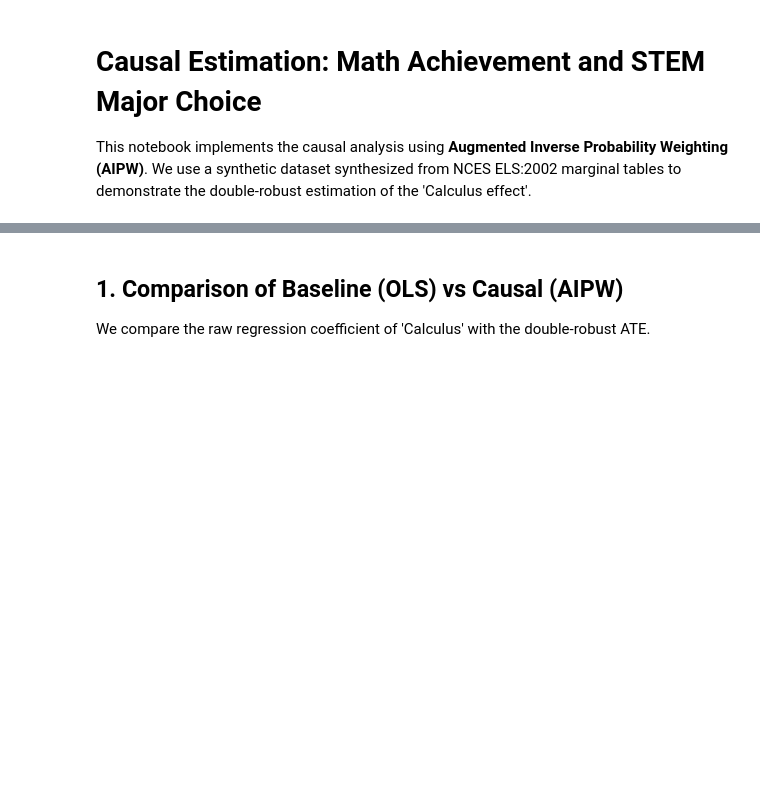
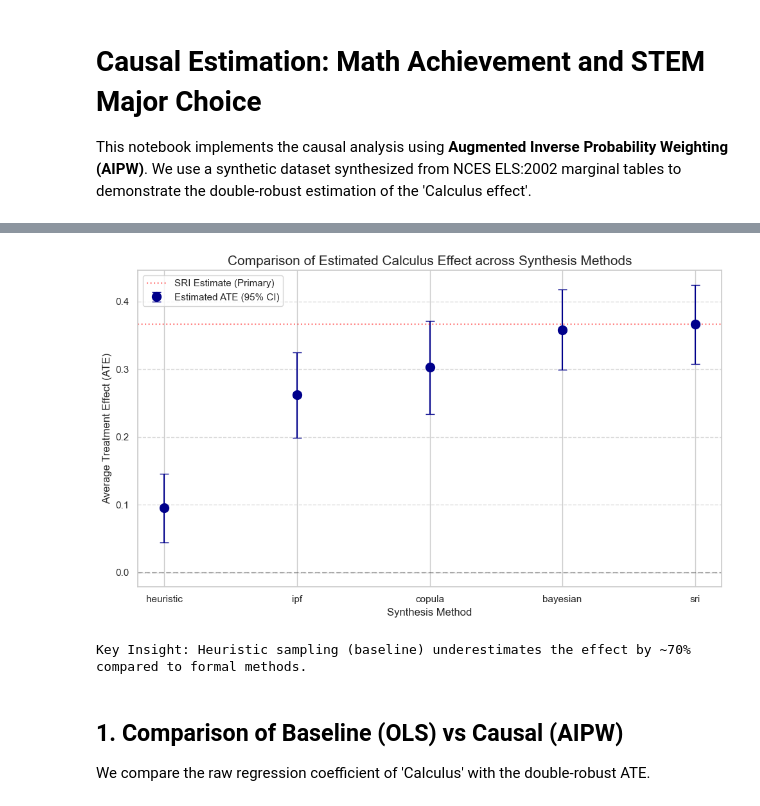
Before and after one commit to KenCheung-AIxFinance/IEDA4000D-project-plublic-group, a Jupyter notebook: notebooks/03_causal_estimation.ipynb, the cells around one changed output, grey strips where cells are left out. Saved outputs shown, nothing was run; the diff lists cells and outputs as text; code cells hidden in the pictures; blank space fills up the shorter version.

```diff
--- a/notebooks/03_causal_estimation.ipynb
+++ b/notebooks/03_causal_estimation.ipynb
@@ -31,3 +45,34 @@ Loaded 5000 synthetic records with psychosocial factors.
+# %%
+# Load cross-method comparison metadata
+with open(project_root / 'outputs' / 'tables' / 'causal_comparison_metadata.json', 'r') as f:
+    comparison_data = json.load(f)
+
+comp_df = pd.DataFrame(comparison_data)
+
+# Visualize ATE comparison across synthesis methods
+plt.figure(figsize=(10, 6))
+plt.errorbar(x=comp_df['method'], y=comp_df['ate'], yerr=1.96*comp_df['se'],
+             fmt='o', markersize=10, capsize=5, color='darkblue', label='Estimated ATE (95% CI)')
+
+plt.axhline(0, color='black', linestyle='--', alpha=0.3)
+plt.title('Comparison of Estimated Calculus Effect across Synthesis Methods', fontsize=15)
+plt.ylabel('Average Treatment Effect (ATE)')
+plt.xlabel('Synthesis Method')
+plt.grid(axis='y', linestyle='--', alpha=0.7)
+
+# Highlight SRI as our primary method
+sri_ate = comp_df[comp_df['method'] == 'sri']['ate'].values[0]
+plt.axhline(sri_ate, color='red', linestyle=':', alpha=0.5, label='SRI Estimate (Primary)')
+
+plt.legend()
+plt.tight_layout()
+plt.savefig(project_root / 'outputs' / 'figures' / 'synthesis_method_comparison.png')
+plt.show()
+
+print("Key Insight: Heuristic sampling (baseline) underestimates the effect by ~70% compared to formal methods.")
+# %% [output]
+[figure, added]
+Key Insight: Heuristic sampling (baseline) underestimates the effect by ~70% compared to formal methods.
 # %% [markdown]
 ## 1. Comparison of Baseline (OLS) vs Causal (AIPW)
 We compare the raw regression coefficient of 'Calculus' with the double-robust ATE.
```
Also changed, not shown: parts of 5 cells of this notebook, 6 other files.
